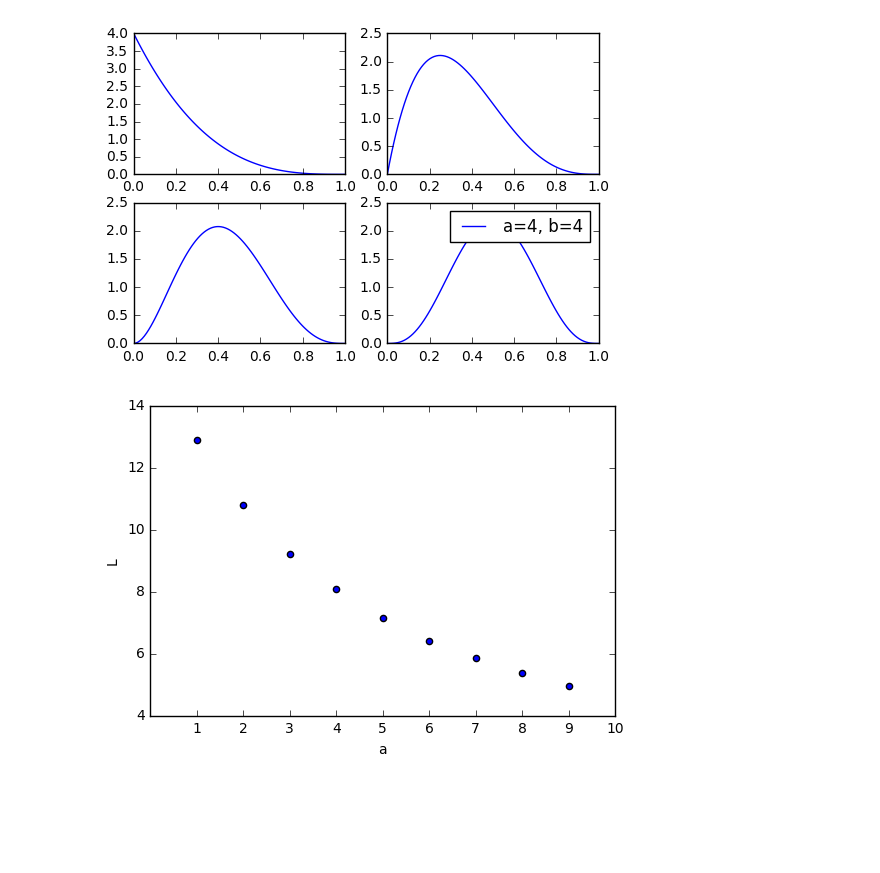
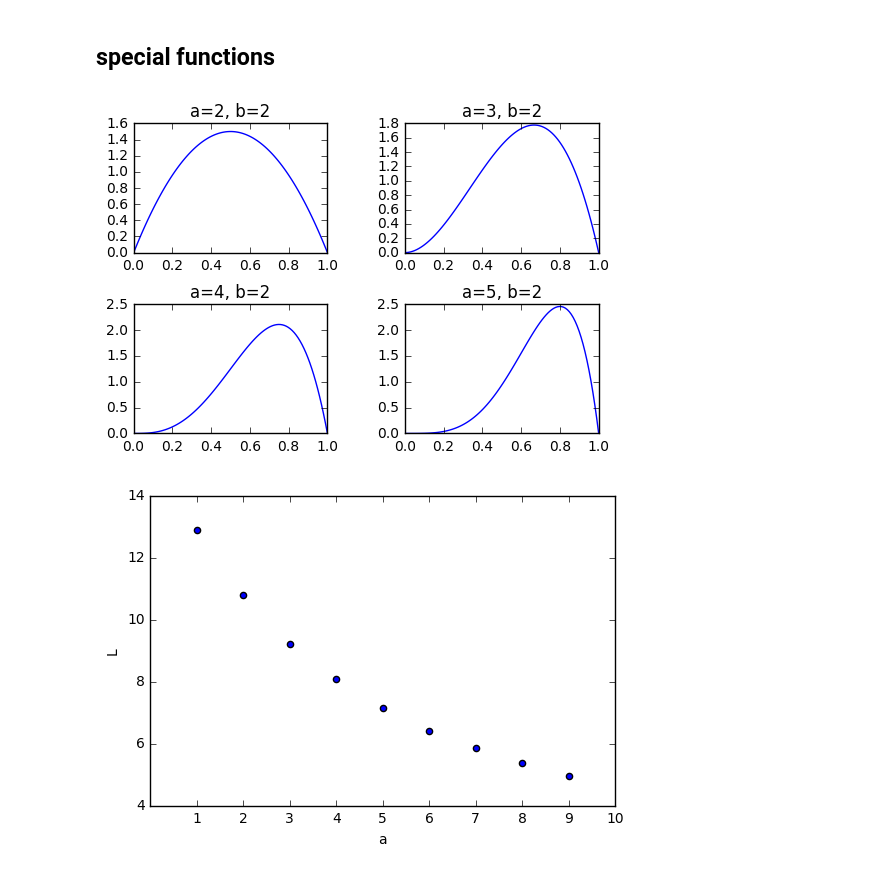
Before and after one commit to huizhuzhao/jupyter_notebook, a Jupyter notebook: utils/Untitled.ipynb, the cells around one changed output. Saved outputs shown, nothing was run; the diff lists cells and outputs as text; code cells hidden in the pictures; blank space fills up the shorter version.

```diff
--- a/utils/Untitled.ipynb
+++ b/utils/Untitled.ipynb
@@ -1,3 +1,5 @@
+# %% [markdown]
+## special functions
 # %%
 import numpy as np
 import matplotlib.pyplot as plt
@@ -6,28 +8,34 @@ from scipy.special import gamma as Gamma
 # %%
 def normal(x, m, s):
     p = 1./np.sqrt(2*np.pi*s**2)*np.exp(-(x-m)**2/(2.*s**2))
     return p
 
 def beta(a, b, x):
     return Gamma(a+b)/(Gamma(a)*Gamma(b))*x**(a-1)*(1-x)**(b-1)
 
 x = np.linspace(0.0, 1., 100)
 plt.figure()
 plt.subplot(221)
-plt.plot(x, beta(1, 4, x), label='a=1, b=4')
+plt.plot(x, beta(2, 2, x), label='a=2, b=2')
+plt.title('a=2, b=2')
 
 plt.subplot(222)
-plt.plot(x, beta(2, 4, x), label='a=2, b=4')
+plt.plot(x, beta(3, 2, x), label='a=3, b=2')
+plt.title('a=3, b=2')
 
+plt.subplots_adjust(wspace=0.4, hspace=0.4)
 plt.subplot(223)
-plt.plot(x, beta(3, 4, x), label='a=3, b=4')
+plt.plot(x, beta(4, 2, x), label='a=4, b=2')
+plt.title('a=4, b=2')
 
 plt.subplot(224)
-plt.plot(x, beta(4, 4, x), label='a=4, b=4')
-plt.legend()
+plt.plot(x, beta(5, 2, x), label='a=5, b=2')
+plt.title('a=5, b=2')
+
+plt.savefig('./beta.png')
 plt.show()
 # %% [output]
-[figure, old version]
+[figure, new version]
 # %%
 n_samples = 10000
 # %%
```
Also changed, not shown: parts of 1 cell of this notebook, 3 other files.
